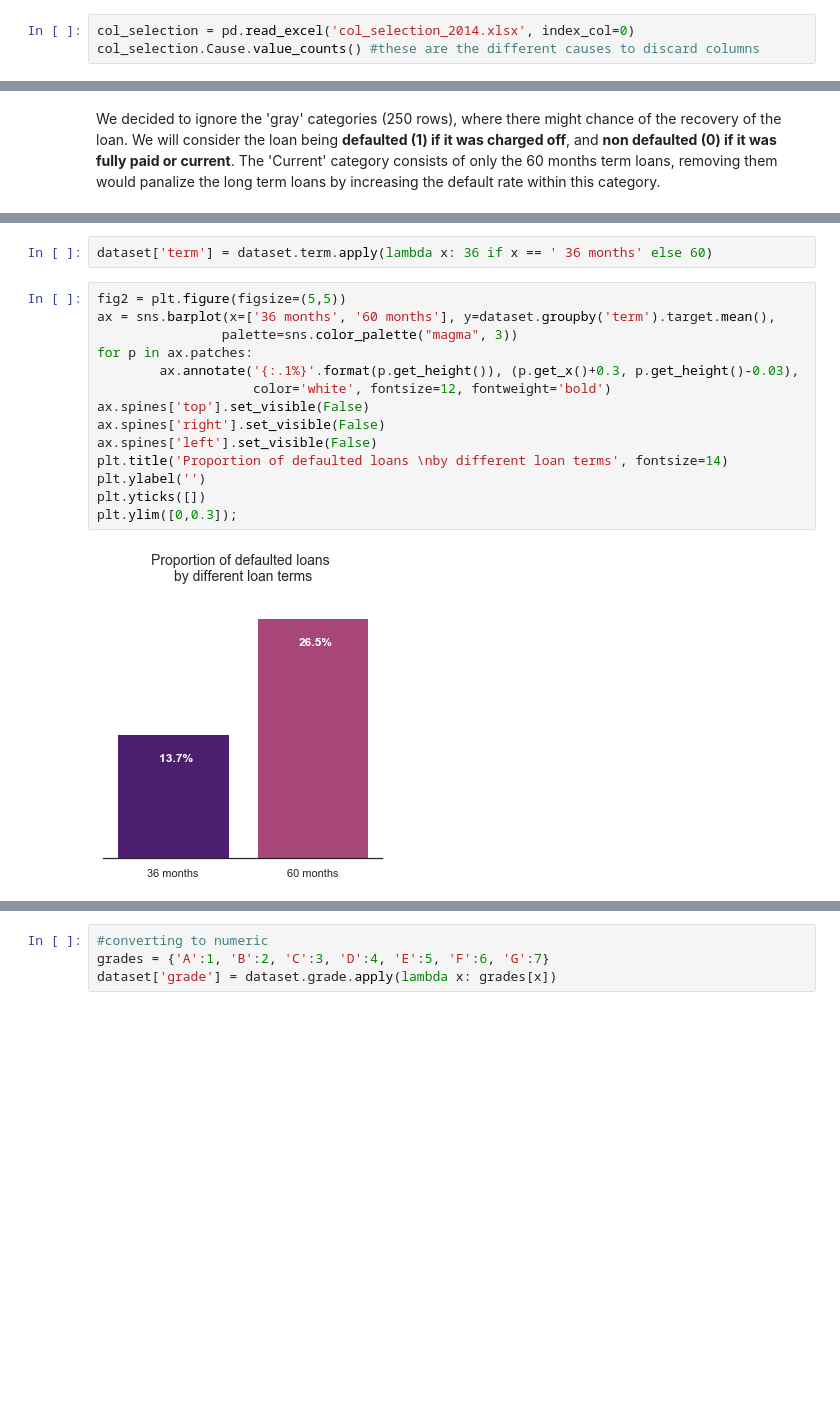
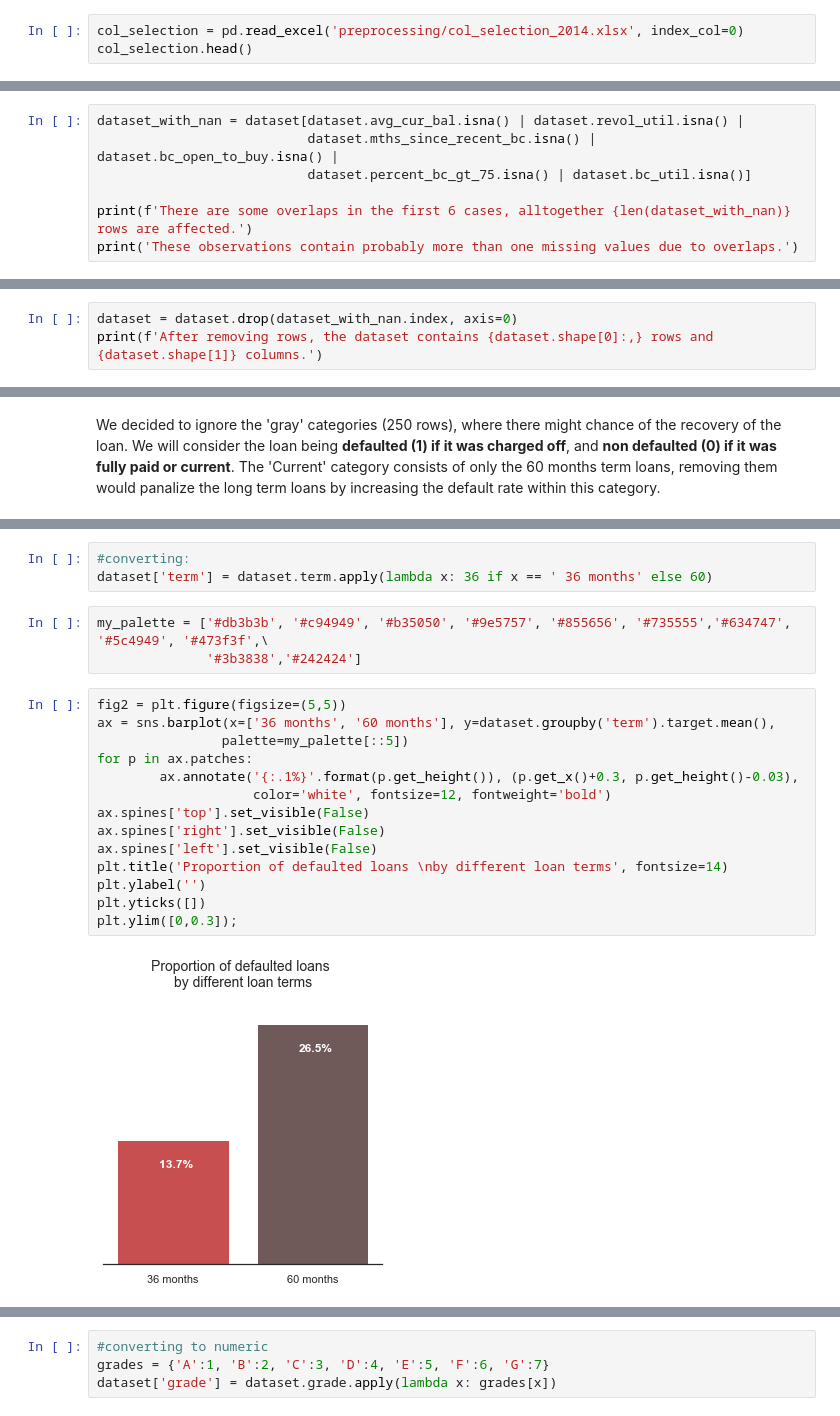
Before and after one commit to apy444/personal_loan_default_prediction, a Jupyter notebook: EDA.ipynb, the cells around one changed output, grey strips where cells are left out. Cells and saved outputs as stored; diff of their text form; blank space fills up the shorter version.

```diff
--- a/EDA.ipynb
+++ b/EDA.ipynb
@@ -164,4 +142,4 @@ Originally the dataset contained **150 columns/features**. Features were reduced
 # %%
-col_selection = pd.read_excel('col_selection_2014.xlsx', index_col=0)
-col_selection.Cause.value_counts() #these are the different causes to discard columns
+col_selection = pd.read_excel('preprocessing/col_selection_2014.xlsx', index_col=0)
+col_selection.head()
 # %% [output]
@@ -253,0 +250,7 @@ After removing features, the dataset contains 235,629 rows and 65 columns.
+# %%
+dataset_with_nan = dataset[dataset.avg_cur_bal.isna() | dataset.revol_util.isna() |
+                           dataset.mths_since_recent_bc.isna() | dataset.bc_open_to_buy.isna() |
+                           dataset.percent_bc_gt_75.isna() | dataset.bc_util.isna()]
+
+print(f'There are some overlaps in the first 6 cases, alltogether {len(dataset_with_nan)} rows are affected.')
+print('These observations contain probably more than one missing values due to overlaps.')
@@ -253,0 +260,3 @@ After removing features, the dataset contains 235,629 rows and 65 columns.
+# %%
+dataset = dataset.drop(dataset_with_nan.index, axis=0)
+print(f'After removing rows, the dataset contains {dataset.shape[0]:,} rows and {dataset.shape[1]} columns.')
@@ -374,19 +390,23 @@ Name: term, dtype: int64
 # %%
+#converting:
 dataset['term'] = dataset.term.apply(lambda x: 36 if x == ' 36 months' else 60)
+# %%
+my_palette = ['#db3b3b', '#c94949', '#b35050', '#9e5757', '#855656', '#735555','#634747', '#5c4949', '#473f3f',\
+              '#3b3838','#242424']
 # %%
 fig2 = plt.figure(figsize=(5,5))
 ax = sns.barplot(x=['36 months', '60 months'], y=dataset.groupby('term').target.mean(),
-                palette=sns.color_palette("magma", 3))
+                palette=my_palette[::5])
 for p in ax.patches:
         ax.annotate('{:.1%}'.format(p.get_height()), (p.get_x()+0.3, p.get_height()-0.03),
                     color='white', fontsize=12, fontweight='bold')
 ax.spines['top'].set_visible(False)
 ax.spines['right'].set_visible(False)
 ax.spines['left'].set_visible(False)
 plt.title('Proportion of defaulted loans \nby different loan terms', fontsize=14)
 plt.ylabel('')
 plt.yticks([])
 plt.ylim([0,0.3]);
 # %% [output]
-[figure, old version]
+[figure, new version]
 # %% [markdown]
```
Also changed, not shown: parts of 230 cells of this notebook.
